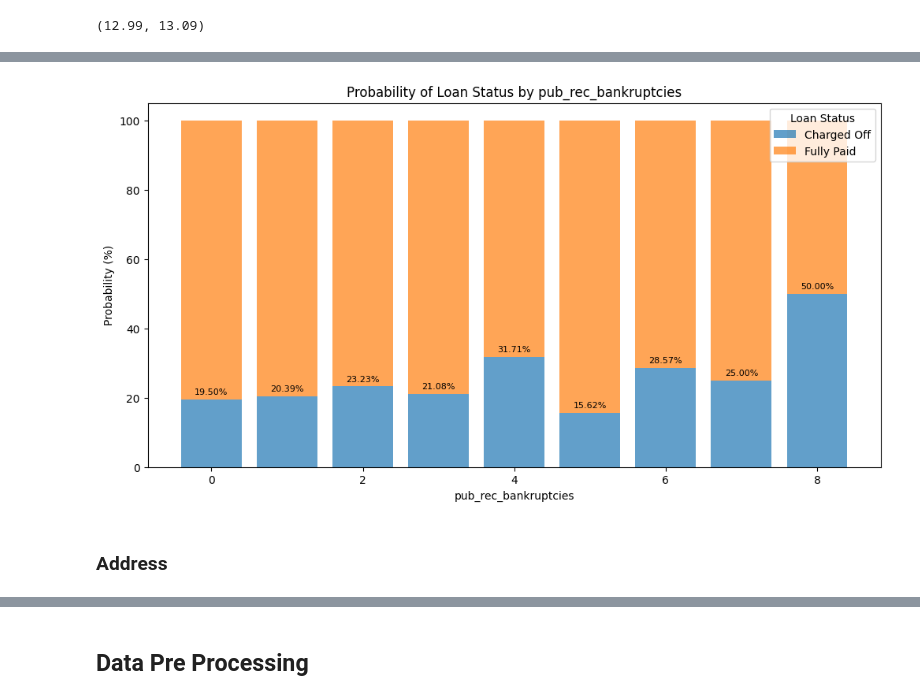
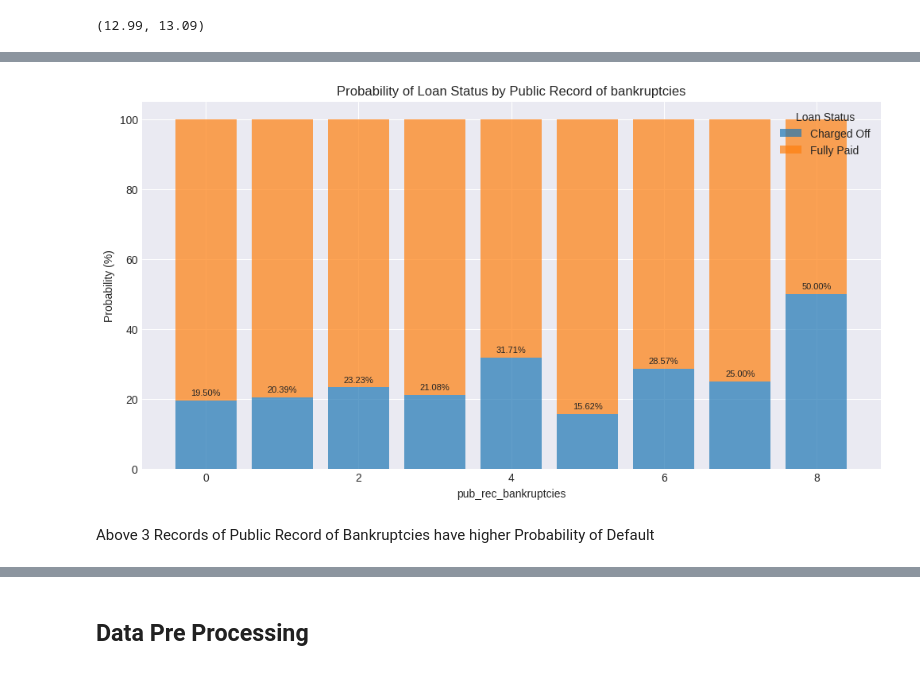
Before and after one commit to jdeepanshu/Loan_MSME, a Jupyter notebook: loan_msme.ipynb, the cells around one changed output, grey strips where cells are left out. Cells and saved outputs as stored; diff of their text form; code cells hidden in the pictures.

```diff
--- a/loan_msme.ipynb
+++ b/loan_msme.ipynb
@@ -12,7 +12,8 @@ import plotly.express as px
 from scipy import stats
 from sklearn import linear_model
 %matplotlib inline
-#Seting option for full column view of Data
+plt.style.use("seaborn-darkgrid")
+#Seting option for full column view of Data}
 pd.set_option('display.max_columns', None)
 # %% [markdown]
 ##Reading Data
@@ -131,9 +133,7 @@ df["address"][:5]
 4               679 Luna Roads\r\nGreggshire, VA 11650
 Name: address, dtype: object
 # %%
-df['postal_code'] = df['address'].str.split().apply(lambda x: x[-1])
-df['State'] = df['address'].str.split().apply(lambda x: x[-2])
-df['City'] = df['address'].str.split().apply(lambda x: x[-3])
+df[['City', 'State', 'postal_code']] = df['address'].str.split().apply(lambda x: pd.Series([x[-3], x[-2], x[-1]]))
 df=df.drop(["address"],axis = 1)
 # %%
 find_missing_values(df,False)
@@ -268,0 +310,4 @@ df[df["loan_status"] == "Fully Paid"]["int_rate"].median(),df[df["loan_status"]
+# %%
+## Loan Status by Verfication Status
+result_verificationSt = (pd.crosstab(index=df["verification_status"], columns=df["loan_status"], normalize="index") * 100).round(2)
+result_verificationSt.round(2)
@@ -276,0 +334,18 @@ pd.crosstab(index = df["emp_length"],
+# %%
+# Extract the probabilities for "Charged Off" and "Fully Paid"
+charged_off_prob = result_verificationSt["Charged Off"]
+fully_paid_prob = result_verificationSt["Fully Paid"]
+
+# Create a bar plot
+plt.figure(figsize=(12, 6))
+bars_charged_off = plt.bar(result_verificationSt.index, charged_off_prob, alpha=0.7, label="Charged Off")  # Add label
+# Annotate the bars with the "Charged Off" values
+for bar, value in zip(bars_charged_off, charged_off_prob):
+    plt.text(bar.get_x() + bar.get_width() / 2, value + 1, f"{value:.2f}%", ha="center", va="bottom", fontsize=8)
+
+plt.bar(result_verificationSt.index, fully_paid_prob, bottom=charged_off_prob, label="Fully Paid", alpha=0.7)
+plt.title("Probability of Loan Status by Verification Status")
+plt.xlabel("Verification Status")
+plt.ylabel("Probability (%)")
+plt.legend(title="Loan Status", loc='upper right')
+plt.show()
@@ -381,25 +461,22 @@ plt.show()
 # %%
-result_pub_rec_bankruptcies = (pd.crosstab(index=df["pub_rec_bankruptcies"], columns=df["loan_status"], normalize="index") * 100).round(2)
-
 # Extract the probabilities for "Charged Off" and "Fully Paid"
 charged_off_prob = result_pub_rec_bankruptcies["Charged Off"]
 fully_paid_prob = result_pub_rec_bankruptcies["Fully Paid"]
 
 # Create a bar plot
 plt.figure(figsize=(12, 6))
 bars_charged_off = plt.bar(result_pub_rec_bankruptcies.index, charged_off_prob, alpha=0.7, label="Charged Off")  # Add label
 # Annotate the bars with the "Charged Off" values
 for bar, value in zip(bars_charged_off, charged_off_prob):
     plt.text(bar.get_x() + bar.get_width() / 2, value + 1, f"{value:.2f}%", ha="center", va="bottom", fontsize=8)
 
 plt.bar(result_pub_rec_bankruptcies.index, fully_paid_prob, bottom=charged_off_prob, label="Fully Paid", alpha=0.7)
-plt.title("Probability of Loan Status by pub_rec_bankruptcies")
+plt.title("Probability of Loan Status by Public Record of bankruptcies")
 plt.xlabel("pub_rec_bankruptcies")
 plt.ylabel("Probability (%)")
-# plt.xticks(rotation=90)
 plt.legend(title="Loan Status", loc='upper right')
 plt.show()
 # %% [output]
-[figure, old version]
+[figure, new version]
-# %% [markdown]
-### Address
+# %% [markdown]
+Above 3 Records of Public Record of Bankruptcies have higher Probability of Default
```
Also changed, not shown: parts of 103 cells of this notebook.
